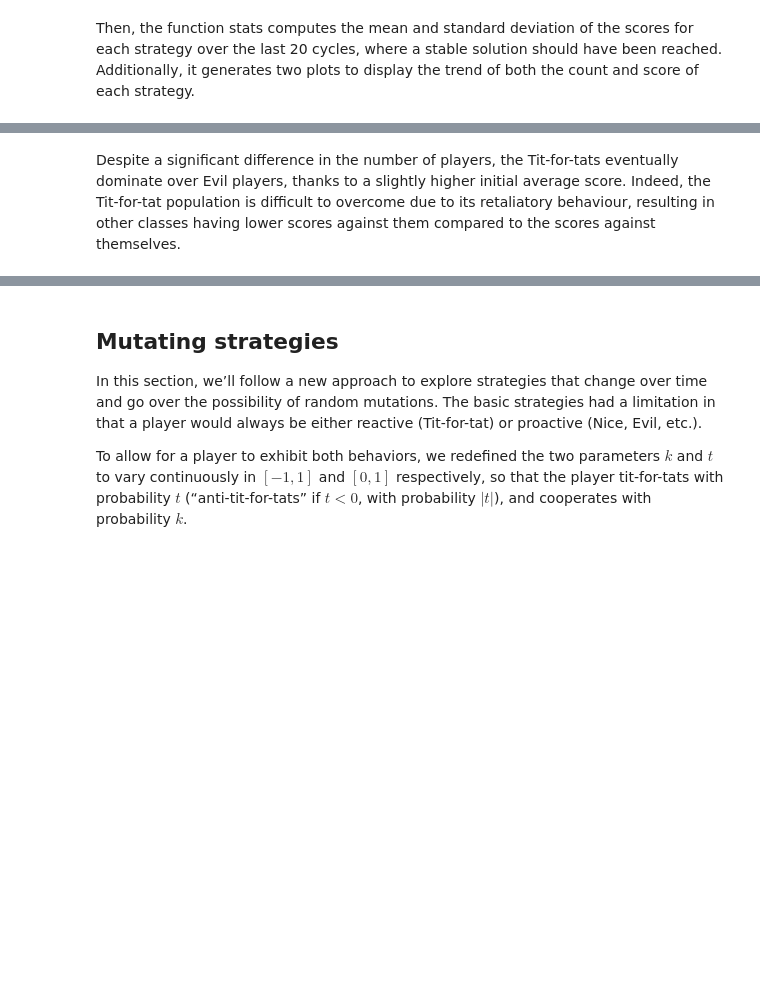
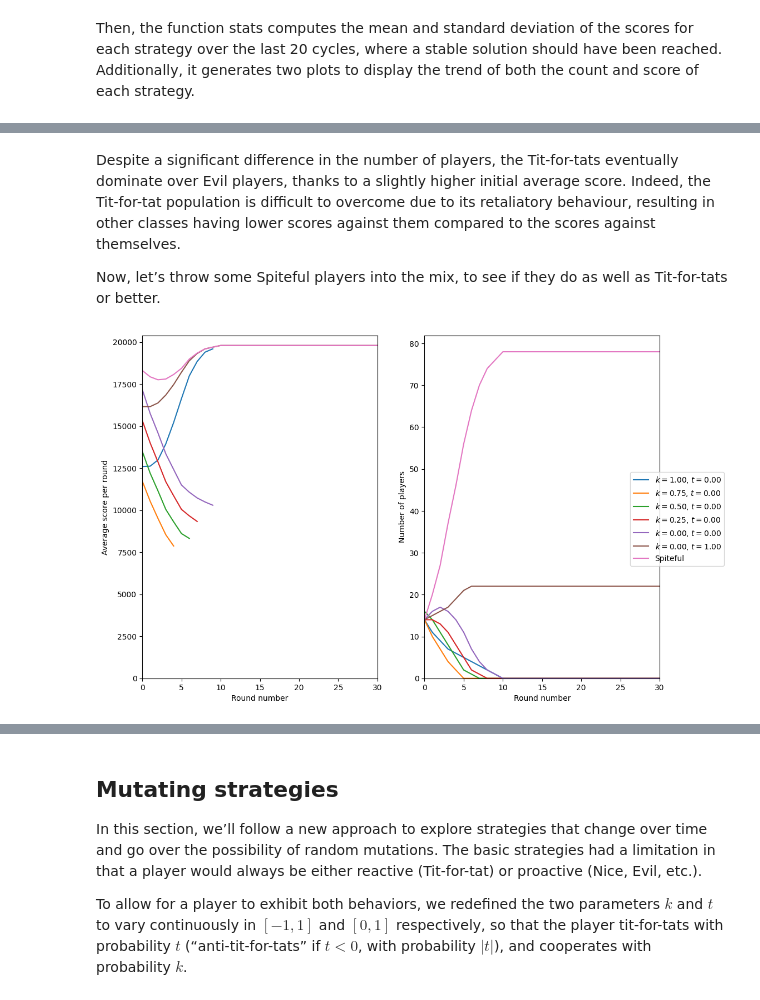
Before and after one commit to davbac/LCP_projects_Y5, a Jupyter notebook: Project.ipynb, the cells around one changed output, grey strips where cells are left out. Saved outputs shown, nothing was run; the diff lists cells and outputs as text; code cells hidden in the pictures; blank space fills up the shorter version.

```diff
--- a/Project.ipynb
+++ b/Project.ipynb
@@ -701,2 +700,19 @@ strategies, means, stdevs = stats(hist)
 # %% [markdown]
 Despite a significant difference in the number of players, the Tit-for-tats eventually dominate over Evil players, thanks to a slightly higher initial average score. Indeed, the Tit-for-tat population is difficult to overcome due to its retaliatory behaviour, resulting in other classes having lower scores against them compared to the scores against themselves.
+
+Now, let’s throw some Spiteful players into the mix, to see if they do as well as Tit-for-tats or better.
+# %%
+def init_classed(num_players):
+    return np.array([Player(1, 0), Player(0.75, 0), Player(0.5, 0),
+                     Player(0.25, 0), Player(0, 0), Player(0, 1),
+                     Spiteful()]
+                    * (num_players // 7)
+                    + [Player(0.5, 0)] * (num_players % 7))
+
+N = 100
+it = 100
+cyc = 100
+hist = repeated(N, it, cyc)
+strategies, means, stdevs = stats(hist)
+# %% [output]
+[figure, added]
```
Also changed, not shown: parts of 13 cells of this notebook.
